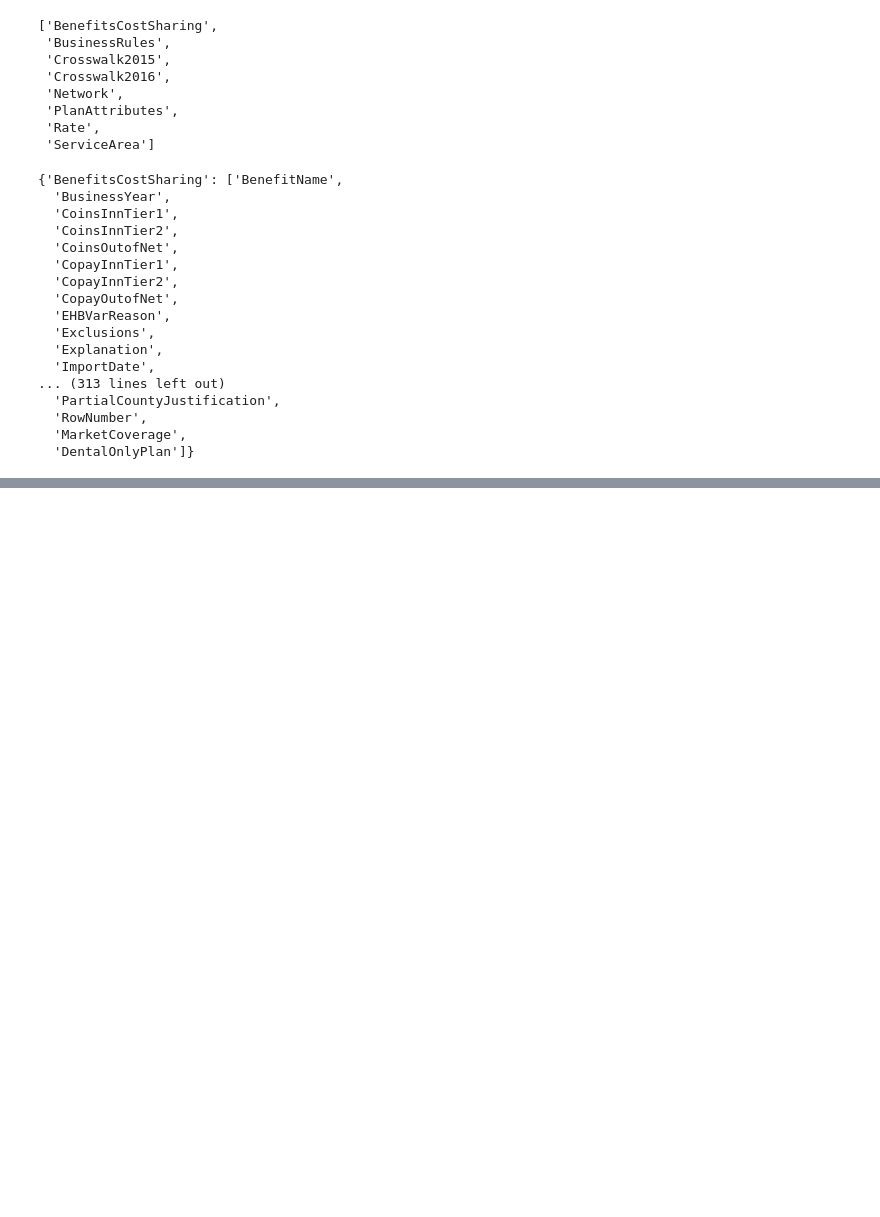
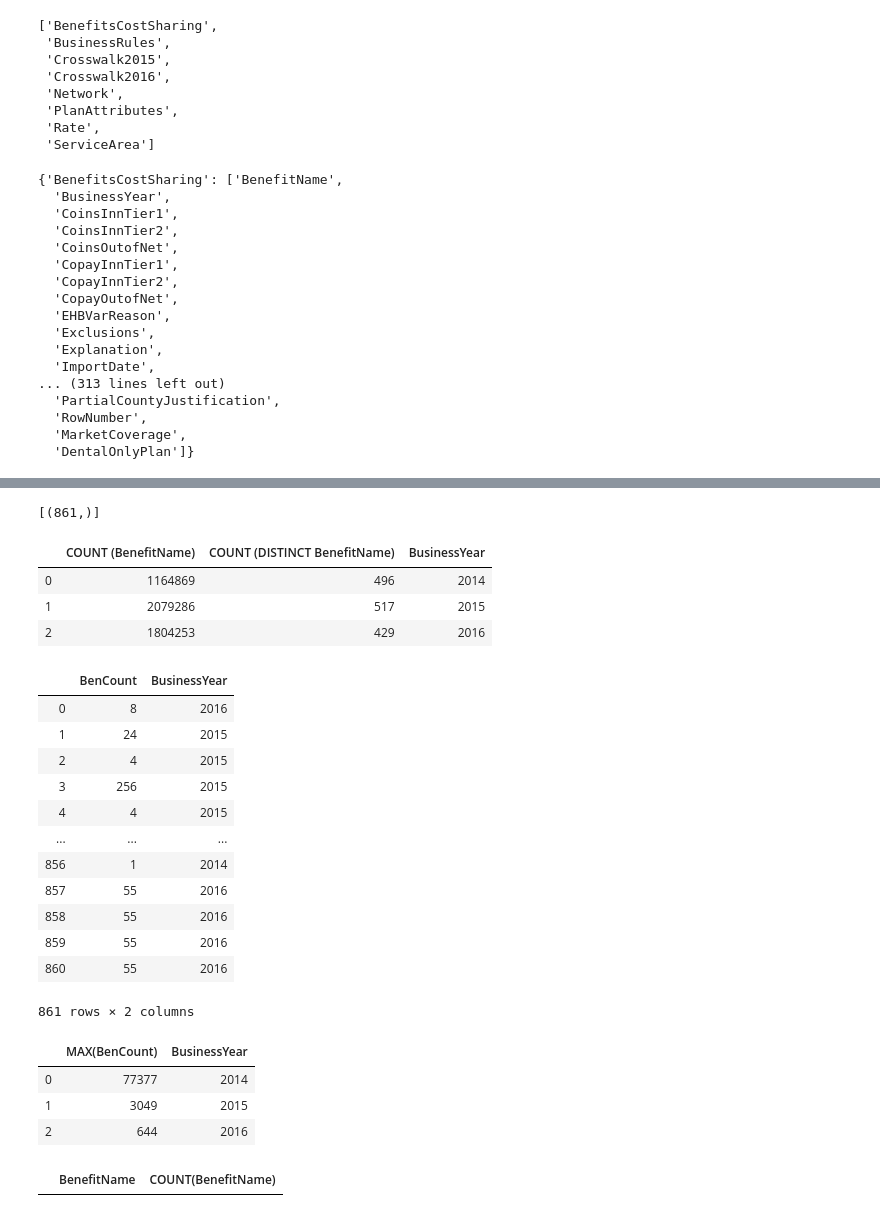
Before and after one commit to willjdew/Health_Insurance_Marketplace, a Jupyter notebook: notebooks/Health_Insurance.ipynb, the cells around one changed output, grey strips where cells are left out. Drawn from its saved outputs; the diff is of its cells as text; code cells hidden in the pictures; blank space fills up the shorter version.

```diff
--- a/notebooks/Health_Insurance.ipynb
+++ b/notebooks/Health_Insurance.ipynb
@@ -82,0 +128,65 @@ MemoryError:
+# %%
+query = """SELECT COUNT (DISTINCT BenefitName)
+           FROM BenefitsCostSharing
+           """
+fetch_sql(query)
+# %% [output]
+[(861,)]
+# %%
+query = """SELECT COUNT (BenefitName), COUNT (DISTINCT BenefitName), BusinessYear
+           FROM BenefitsCostSharing
+           GROUP BY BusinessYear;
+           """
+
+fetch_sql_df(query)
+# %% [output]
+|  | COUNT (BenefitName) | COUNT (DISTINCT BenefitName) | BusinessYear |
+| 0 | 1164869 | 496 | 2014 |
+| 1 | 2079286 | 517 | 2015 |
+| 2 | 1804253 | 429 | 2016 |
+# %%
+query = """SELECT COUNT(Benefitname) AS BenCount, BusinessYear
+           FROM BenefitsCostSharing
+           GROUP BY Benefitname;"""
+
+fetch_sql_df(query)
+# %% [output]
+|  | BenCount | BusinessYear |
+| 0 | 8 | 2016 |
+| 1 | 24 | 2015 |
+| 2 | 4 | 2015 |
+| 3 | 256 | 2015 |
+| 4 | 4 | 2015 |
+| ... | ... | ... |
+| 856 | 1 | 2014 |
+| 857 | 55 | 2016 |
+| 858 | 55 | 2016 |
+| 859 | 55 | 2016 |
+| 860 | 55 | 2016 |
+861 rows × 2 columns
+# %%
+query = """SELECT MAX(BenCount), BusinessYear
+           FROM (SELECT COUNT(Benefitname) AS BenCount, BusinessYear
+                 FROM BenefitsCostSharing
+                 GROUP BY BenefitName)
+           GROUP BY BusinessYear;"""
+
+fetch_sql_df(query)
+# %% [output]
+|  | MAX(BenCount) | BusinessYear |
+| 0 | 77377 | 2014 |
+| 1 | 3049 | 2015 |
+| 2 | 644 | 2016 |
+# %%
+query = """SELECT BenefitName, COUNT(BenefitName)
+           FROM BenefitsCostSharing
+           GROUP BY BusinessYear
+           HAVING COUNT(Benefitname) =
+               (SELECT MAX(BenCount)
+                FROM (SELECT COUNT(Benefitname) AS BenCount
+                      FROM BenefitsCostSharing
+                      GROUP BY BenefitName) AS t);"""
+
+fetch_sql_df(query)
+# %% [output]
+|  | BenefitName | COUNT(BenefitName) |
```
Also changed, not shown: parts of 3 cells of this notebook.
